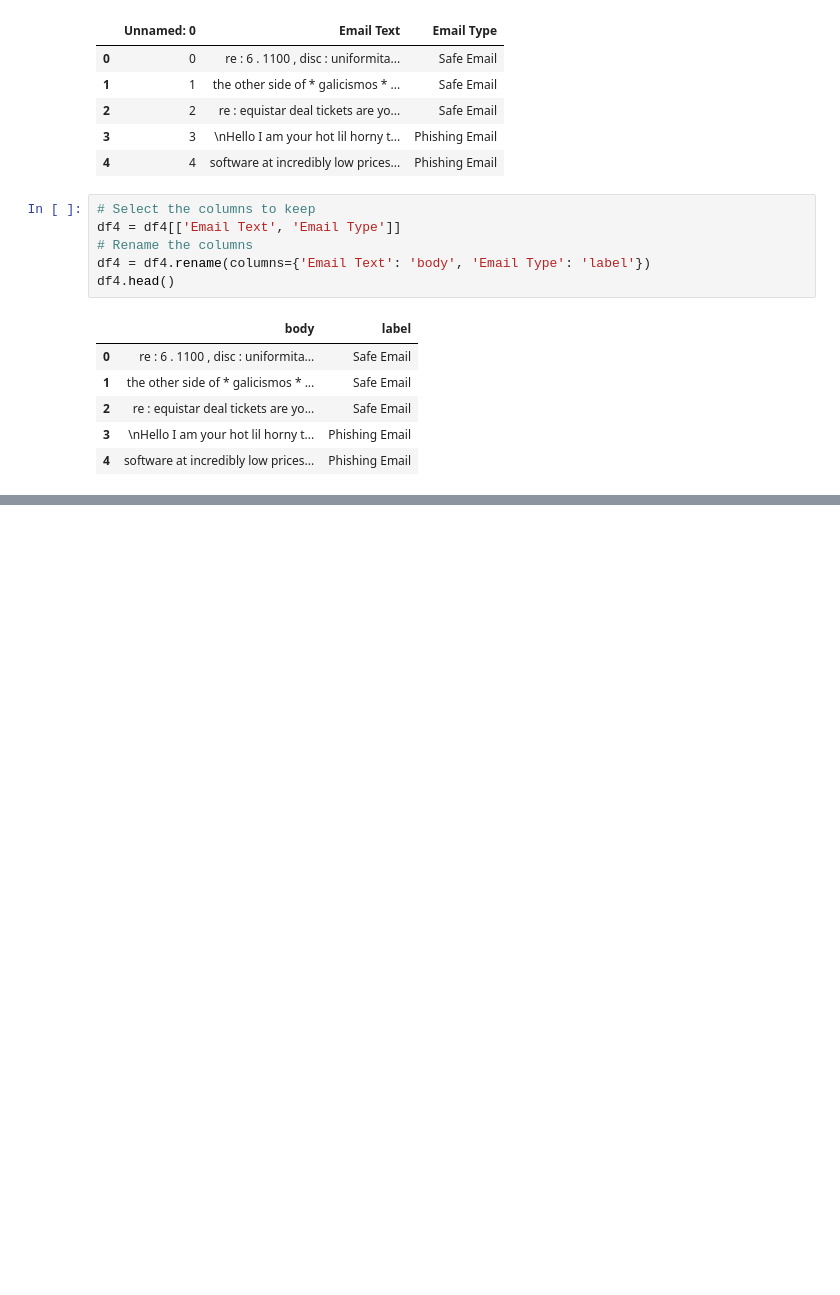
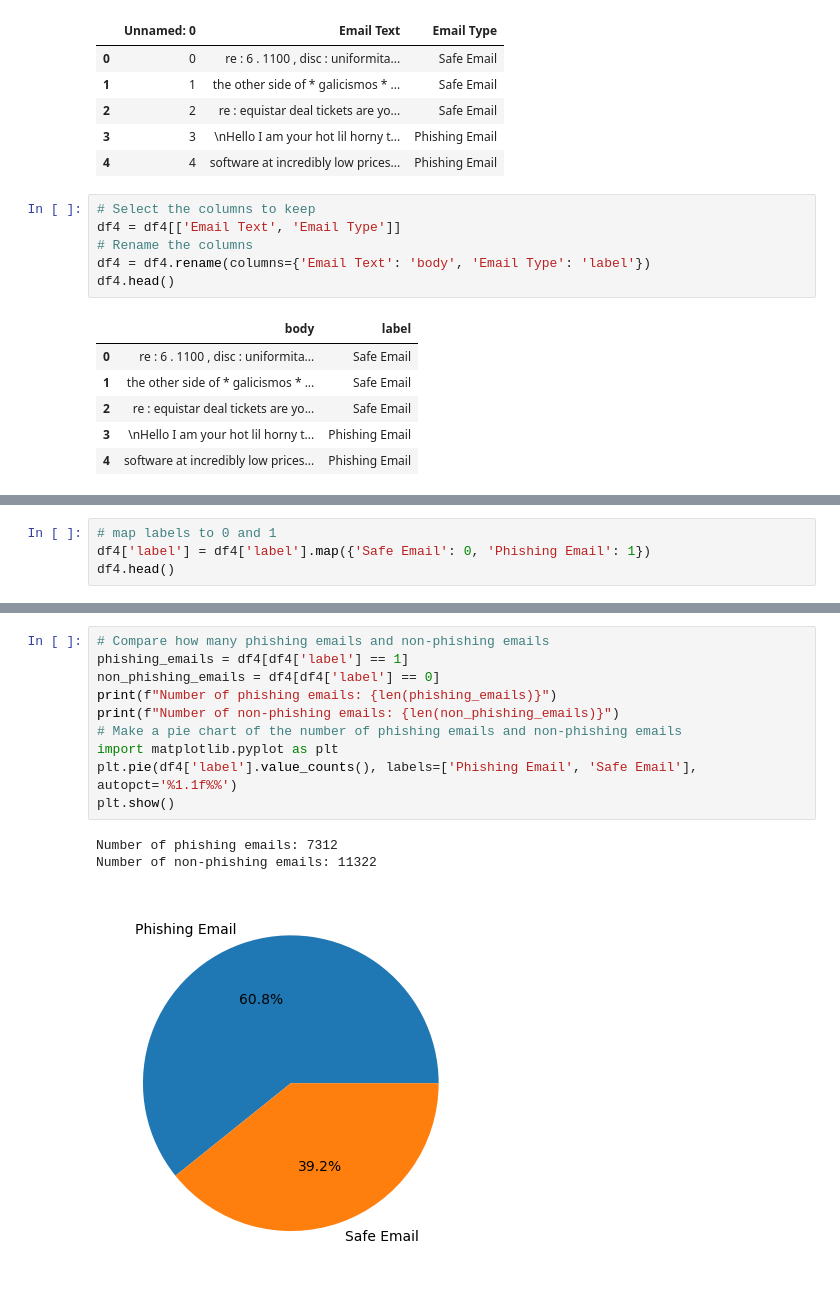
Before and after one commit to capstone-2024-T91/Image-Processing-and-NLP-for-Brand-Protection, a Jupyter notebook: notebooks/data_preprocessing_analysis.ipynb, the cells around one changed output, grey strips where cells are left out. Cells and saved outputs as stored; diff of their text form; blank space fills up the shorter version.

```diff
--- a/notebooks/data_preprocessing_analysis.ipynb
+++ b/notebooks/data_preprocessing_analysis.ipynb
@@ -100,0 +78,4 @@ df.head()
+# %%
+# map labels to 0 and 1
+df4['label'] = df4['label'].map({'Safe Email': 0, 'Phishing Email': 1})
+df4.head()
@@ -115,2 +103,16 @@ Number of non-phishing emails: 11322
+# %%
+# Compare how many phishing emails and non-phishing emails
+phishing_emails = df4[df4['label'] == 1]
+non_phishing_emails = df4[df4['label'] == 0]
+print(f"Number of phishing emails: {len(phishing_emails)}")
+print(f"Number of non-phishing emails: {len(non_phishing_emails)}")
+# Make a pie chart of the number of phishing emails and non-phishing emails
+import matplotlib.pyplot as plt
+plt.pie(df4['label'].value_counts(), labels=['Phishing Email', 'Safe Email'], autopct='%1.1f%%')
+plt.show()
+# %% [output]
+Number of phishing emails: 7312
+Number of non-phishing emails: 11322
+[figure, added]
 # %%
 # Seperate the data into training and testing data
```
Also changed, not shown: parts of 6 cells of this notebook, 14 other files.
